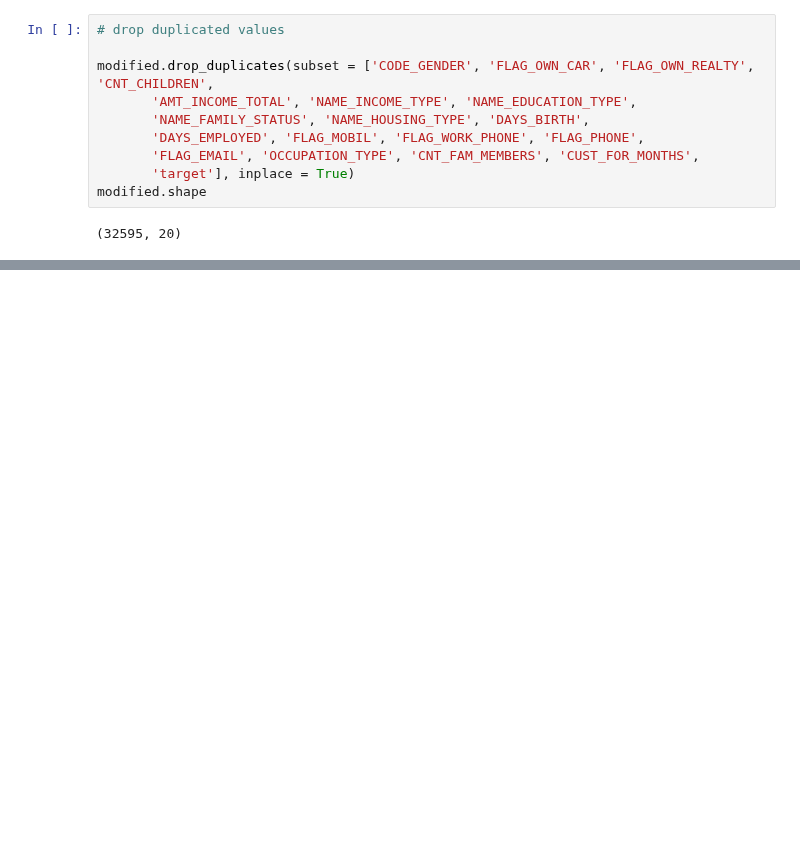
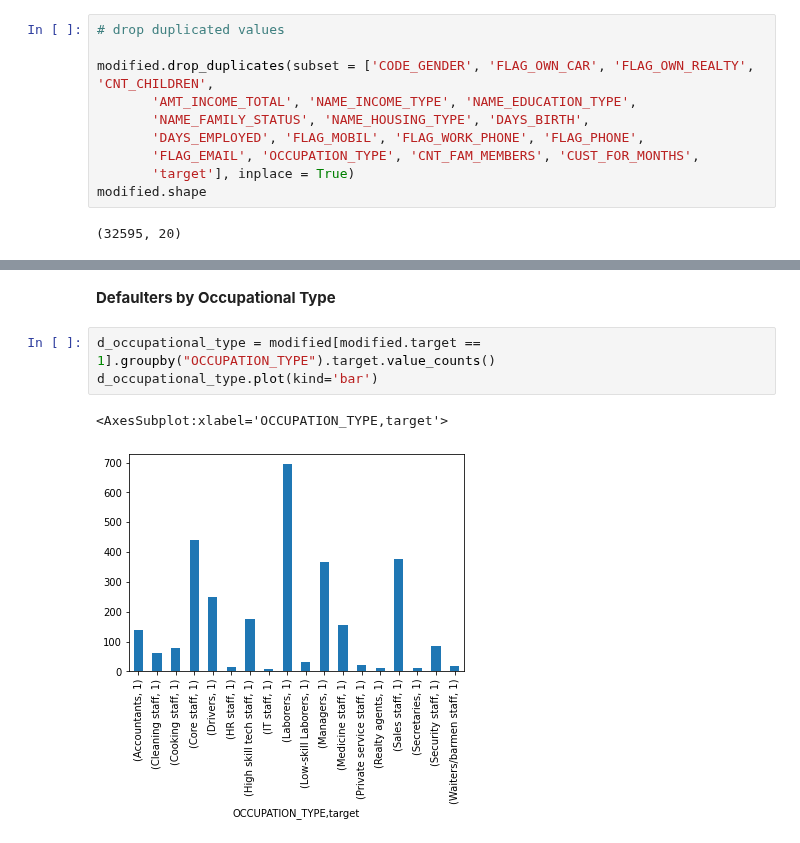
Before and after one commit to dvh549/Financial_Analytics, a Jupyter notebook: Main_Notebook.ipynb, the cells around one changed output, grey strips where cells are left out. Drawn from its saved outputs; the diff is of its cells as text; blank space fills up the shorter version.

```diff
--- a/Main_Notebook.ipynb
+++ b/Main_Notebook.ipynb
@@ -266,0 +275,8 @@ modified.shape
+# %% [markdown]
+**Defaulters by Occupational Type**
+# %%
+d_occupational_type = modified[modified.target == 1].groupby("OCCUPATION_TYPE").target.value_counts()
+d_occupational_type.plot(kind='bar')
+# %% [output]
+<AxesSubplot:xlabel='OCCUPATION_TYPE,target'>
+[figure, added]
```
Also changed, not shown: parts of 3 cells of this notebook.
